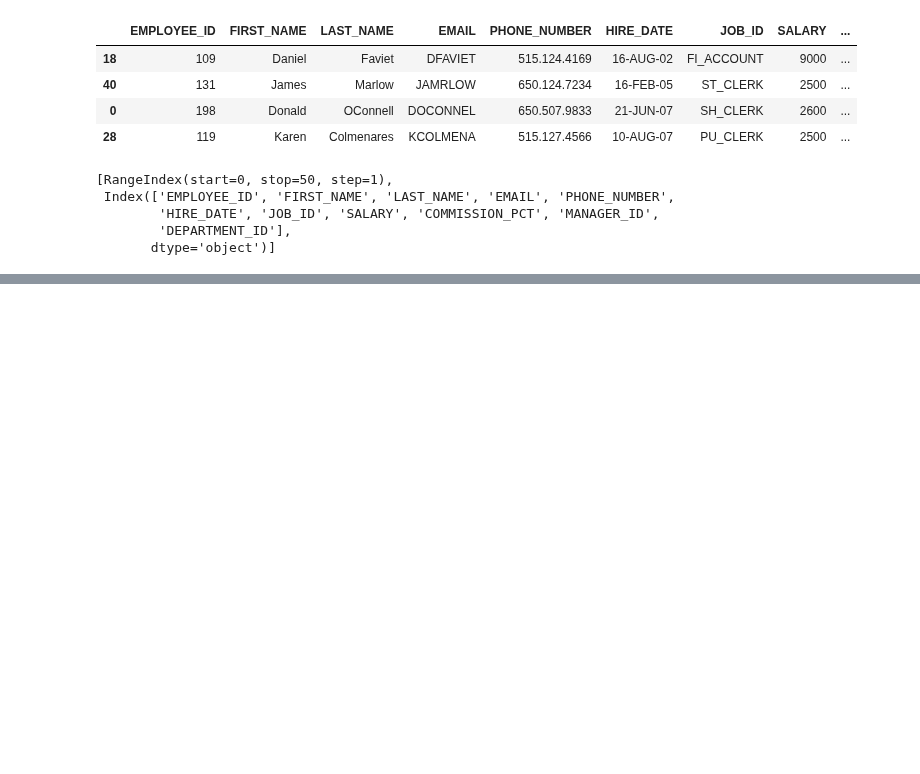
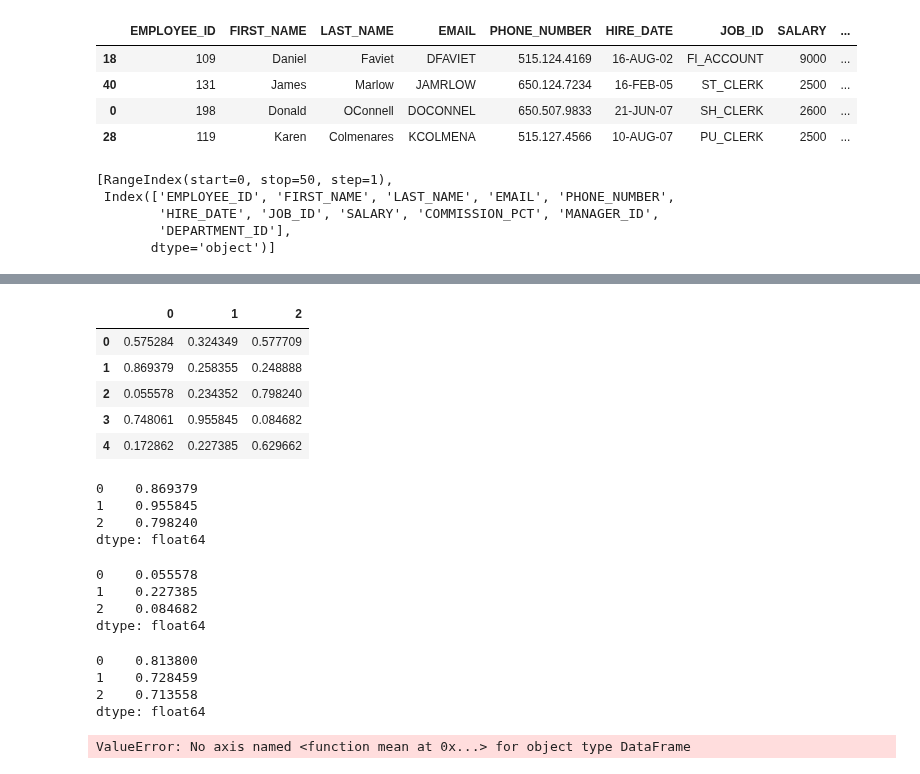
Before and after one commit to FairozAhmadSheikh/ML_bootcamp, a Jupyter notebook: numpy/3_operations_DataFrame.ipynb, the cells around one changed output, grey strips where cells are left out. Saved outputs shown, nothing was run; the diff lists cells and outputs as text; code cells hidden in the pictures; blank space fills up the shorter version.

Commit message:
apply_function

```diff
--- a/numpy/3_operations_DataFrame.ipynb
+++ b/numpy/3_operations_DataFrame.ipynb
@@ -66,0 +87,38 @@ df.axes  # Gives Range as well as information about DataFrame
+# %%
+# creating a DataFrame and using apply function
+import numpy as np
+df1=pd.DataFrame(np.random.rand(5,3))
+df1
+# %% [output]
+|  | 0 | 1 | 2 |
+| 0 | 0.575284 | 0.324349 | 0.577709 |
+| 1 | 0.869379 | 0.258355 | 0.248888 |
+| 2 | 0.055578 | 0.234352 | 0.798240 |
+| 3 | 0.748061 | 0.955845 | 0.084682 |
+| 4 | 0.172862 | 0.227385 | 0.629662 |
+# %%
+# apply fucntion take argument a function and applies that on top of a DATAFRAME
+df1.apply(lambda x:max(x))
+# %% [output]
+0    0.869379
+1    0.955845
+2    0.798240
+dtype: float64
+# %%
+df1.apply(lambda x:min(x))
+# %% [output]
+0    0.055578
+1    0.227385
+2    0.084682
+dtype: float64
+# %%
+df1.apply(lambda x: max(x)-min(x))
+# %% [output]
+0    0.813800
+1    0.728459
+2    0.713558
+dtype: float64
+# %%
+df1.apply(np.mean)
+# %% [output]
+ValueError: No axis named <function mean at 0x...> for object type DataFrame
```
Also changed, not shown: parts of 2 cells of this notebook.
